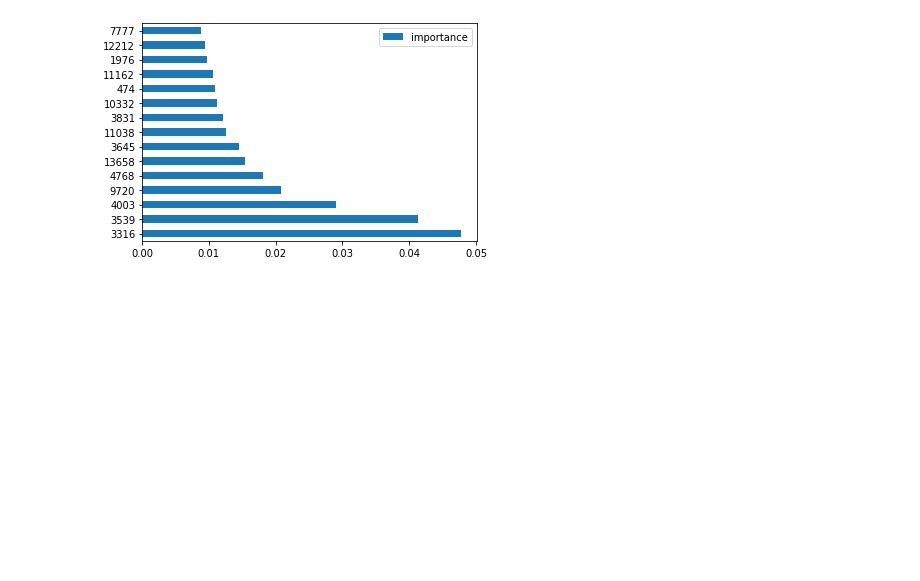
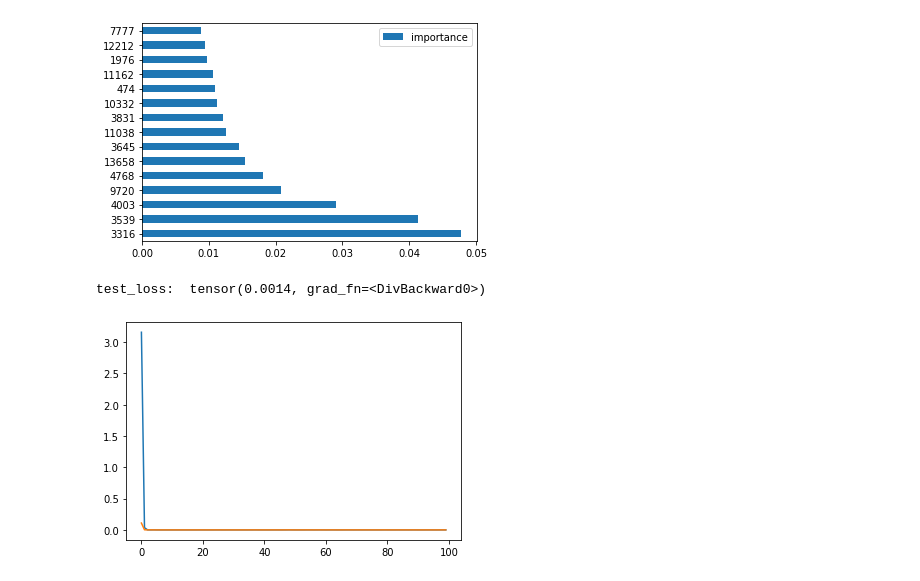
Before and after one commit to katsuki-nagakubo/Trump_Tweets_Word2vec, a Jupyter notebook: trump_tweets_s&p500_relation.ipynb, the cells around one changed output. Cells and saved outputs as stored; diff of their text form; code cells hidden in the pictures; blank space fills up the shorter version.

```diff
--- a/trump_tweets_s&p500_relation.ipynb
+++ b/trump_tweets_s&p500_relation.ipynb
@@ -821,6 +823,83 @@ RandomForestRegressor RMSE:  0.016
 ['restaurants']
 ['jack']
 [figure]
+# %%
+#分析10　形態素解析でDeepLearning
+
+X2_train, X2_test, y2_train, y2_test = train_test_split(
+    X２, y2, test_size=0.2, random_state=1234)
+
+X2_train_tensor = torch.tensor(X2_train, dtype=torch.float32)
+y2_train_tensor = torch.tensor(y2_train, dtype=torch.float32)
+X2_test_tensor = torch.tensor(X2_test, dtype=torch.float32)
+y2_test_tensor = torch.tensor(y2_test, dtype=torch.float32)
+
+train2_dataset = TensorDataset(X2_train_tensor, y2_train_tensor)
+train2_loader = DataLoader(train2_dataset, batch_size=100, shuffle=True)
+
+#ネットワークを書く
+net = myMLP(16493,1)
+net.parameters
+
+#目的関数を指定（今回は回帰問題のためMSELoss()を使用する）
+#https://pytorch.org/docs/stable/nn.html#loss-functions
+loss_func = nn.MSELoss()
+#Optimizerを定義する
+#https://pytorch.org/docs/stable/optim.html
+optimizer = optim.RMSprop(net.parameters())
+
+train_loss_track = []
+test_loss_track = []
+
+for epoc in range(100):
+    running_loss = 0
+
+    # 学習モード
+    net.train()
+    for step, (xx, yy)  in enumerate(train2_loader):
+
+        # 最後に計算した各パラメーターの勾配を初期化する
+        optimizer.zero_grad()
+
+        # フォワード計算を行う
+        y_pred = net(xx).float()
+
+        # 誤差関数を使ってギャップの計測
+        loss = loss_func(y_pred, yy)
+
+        # 誤差逆伝播法を使って自動微分
+        loss.backward()
+
+        # パラメーターを更新
+        optimizer.step()
+
+        # 学習データを使って誤差を計算
+        running_loss += loss.item()
+
+    # エポックが終了したら平均誤差を計算
+    train_loss_track.append(running_loss/step)
+
+
+    #評価（evaluation）モード
+    net.eval()
+
+    # 予測値を計算
+    y_pred = net(X2_test_tensor)
+
+    # 誤差関数を計算
+    test_loss = loss_func(y_pred, y2_test_tensor)
+
+    # 誤差をトラッキング
+    test_loss_track.append(test_loss)
+
+
+
+plt.plot(train_loss_track)
+plt.plot(test_loss_track)
+print("test_loss: ",sum(test_loss_track)/len(test_loss_track))
+# %% [output]
+test_loss:  tensor(0.0014, grad_fn=<DivBackward0>)
+[figure, added]
 # %%
 #上手くいってない
 #分析6 Doc2Vecでツイートをクラスタリングする①
```
Also changed, not shown: parts of 14 cells of this notebook.
